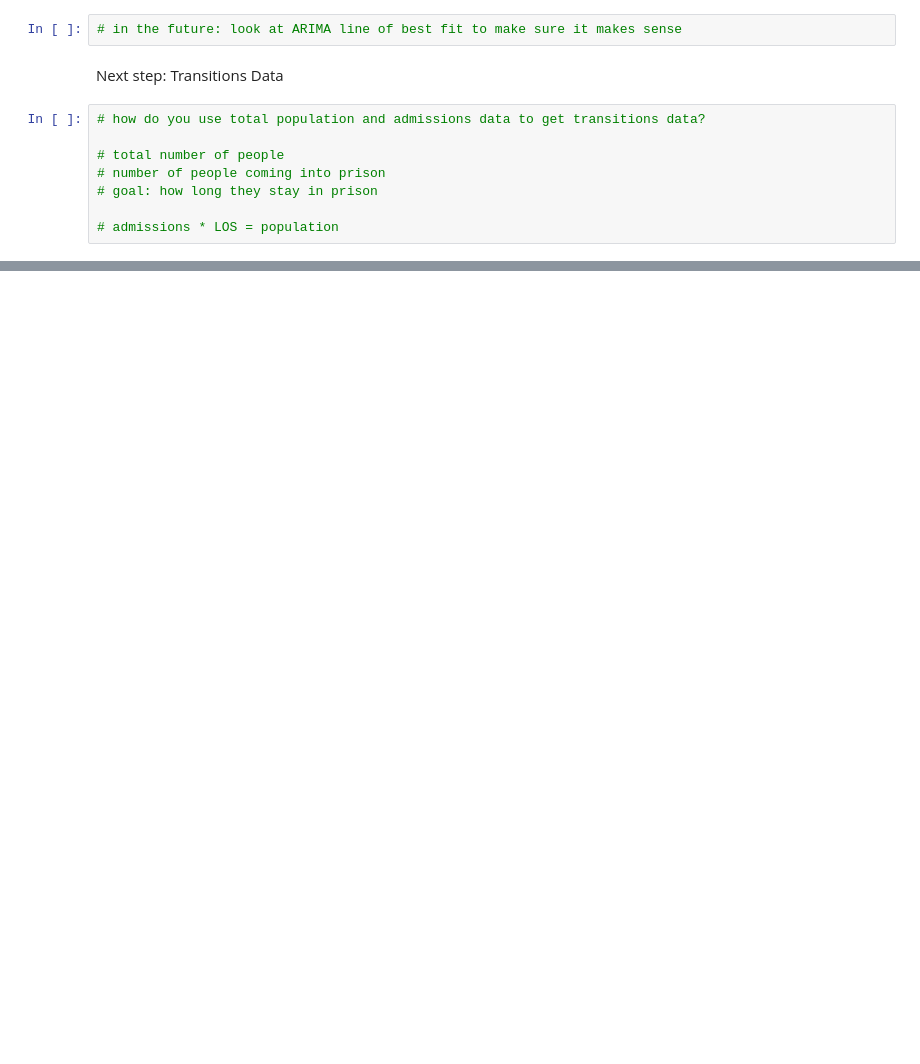
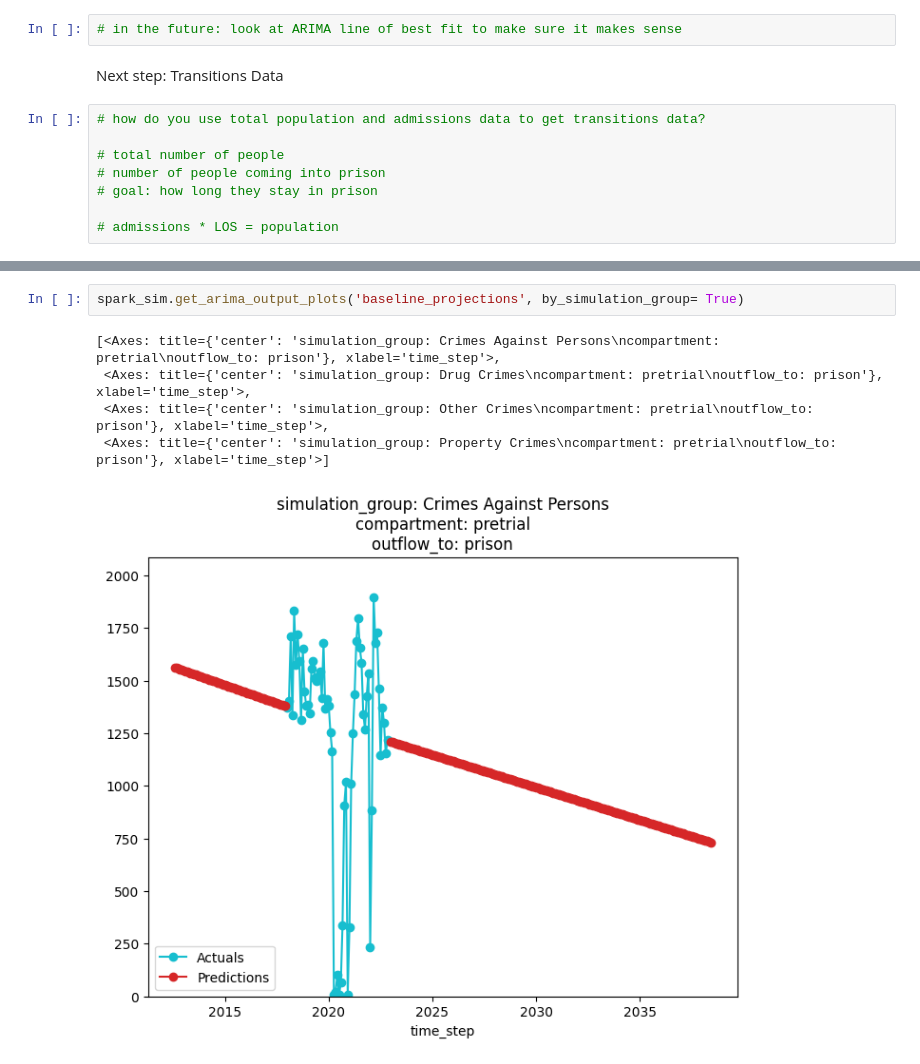
Before and after one commit to stanford-decarceration-collective/stanford-decarceration-collective, a Jupyter notebook: notebooks/CA_Preprocessing.ipynb, the cells around one changed output, grey strips where cells are left out. Cells and saved outputs as stored; diff of their text form; blank space fills up the shorter version.

```diff
--- a/notebooks/CA_Preprocessing.ipynb
+++ b/notebooks/CA_Preprocessing.ipynb
@@ -124,0 +383,8 @@ Next step: Transitions Data
+# %%
+spark_sim.get_arima_output_plots('baseline_projections', by_simulation_group= True)
+# %% [output]
+[<Axes: title={'center': 'simulation_group: Crimes Against Persons\ncompartment: pretrial\noutflow_to: prison'}, xlabel='time_step'>,
+ <Axes: title={'center': 'simulation_group: Drug Crimes\ncompartment: pretrial\noutflow_to: prison'}, xlabel='time_step'>,
+ <Axes: title={'center': 'simulation_group: Other Crimes\ncompartment: pretrial\noutflow_to: prison'}, xlabel='time_step'>,
+ <Axes: title={'center': 'simulation_group: Property Crimes\ncompartment: pretrial\noutflow_to: prison'}, xlabel='time_step'>]
+[figure, added]
```
Also changed, not shown: parts of 25 cells of this notebook, 1 other file.
